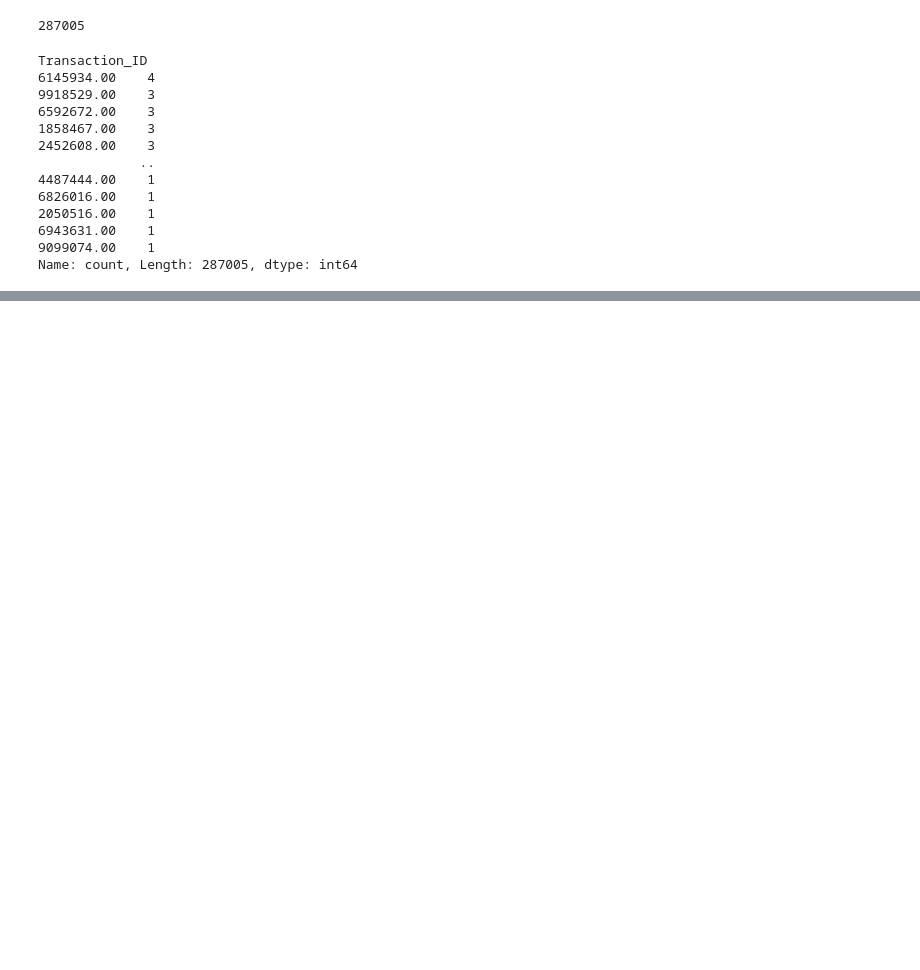
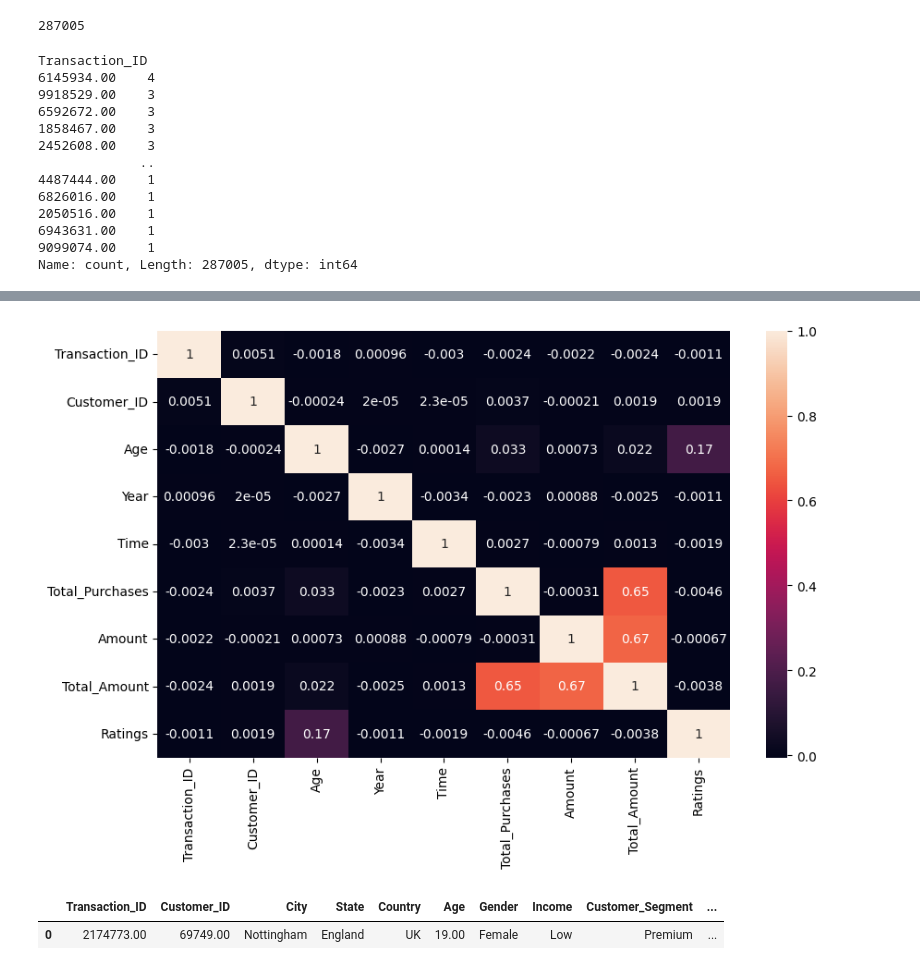
Before and after one commit to SergioDLezama/Retail-Analysis, a Jupyter notebook: main.ipynb, the cells around one changed output, grey strips where cells are left out. Saved outputs shown, nothing was run; the diff lists cells and outputs as text; code cells hidden in the pictures; blank space fills up the shorter version.

```diff
--- a/main.ipynb
+++ b/main.ipynb
@@ -199,0 +279,7 @@ df = df.reset_index(drop=True)
+# %%
+num_cols = df.select_dtypes(include='number').columns
+plt.figure(figsize=(10,6))
+sns.heatmap(df[num_cols].corr(), annot=True)
+plt.show()
+# %% [output]
+[figure, added]
@@ -199,0 +302,5 @@ df = df.reset_index(drop=True)
+# %%
+df.head(1)
+# %% [output]
+|  | Transaction_ID | Customer_ID | City | State | Country | Age | Gender | Income | Customer_Segment | ... |
+| 0 | 2174773.00 | 69749.00 | Nottingham | England | UK | 19.00 | Female | Low | Premium | ... |
```
Also changed, not shown: parts of 20 cells of this notebook.
